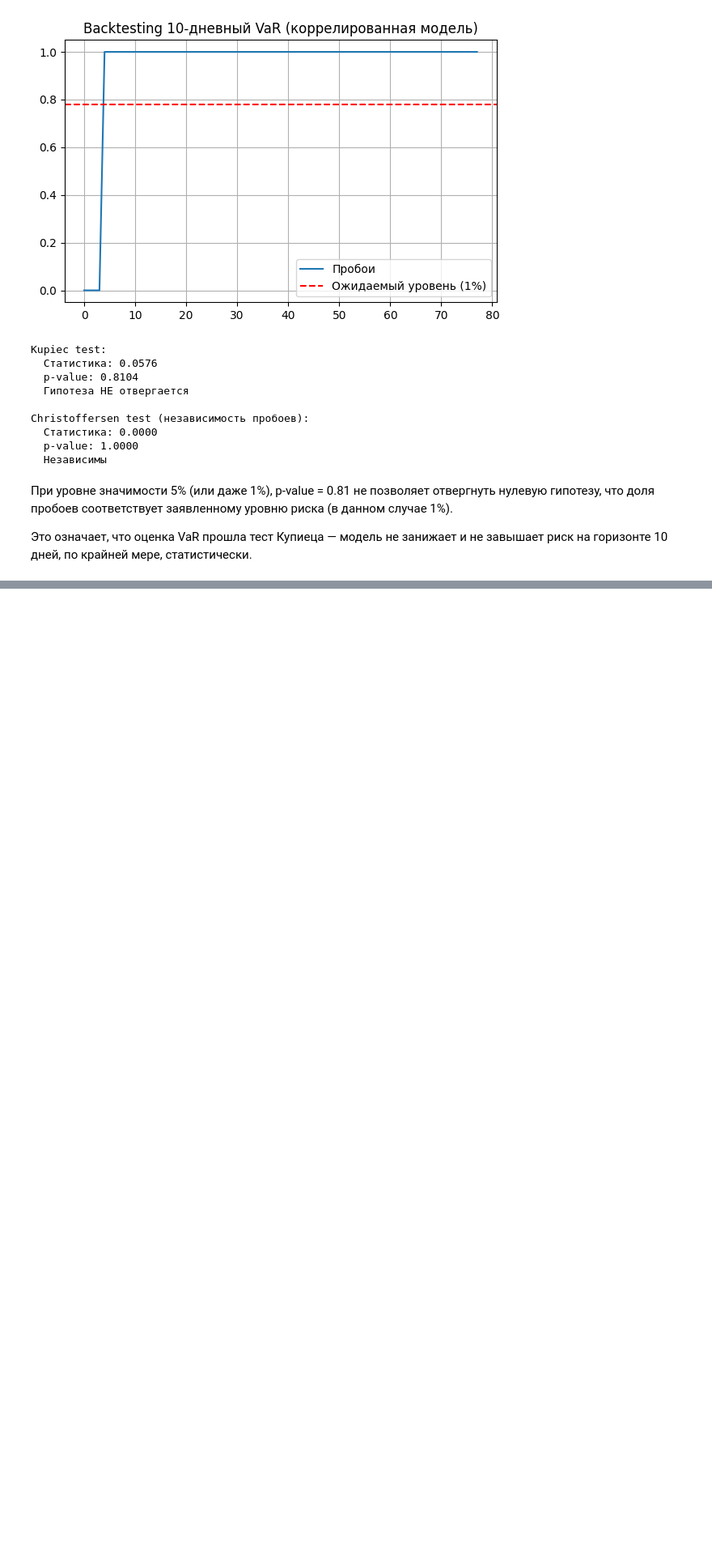
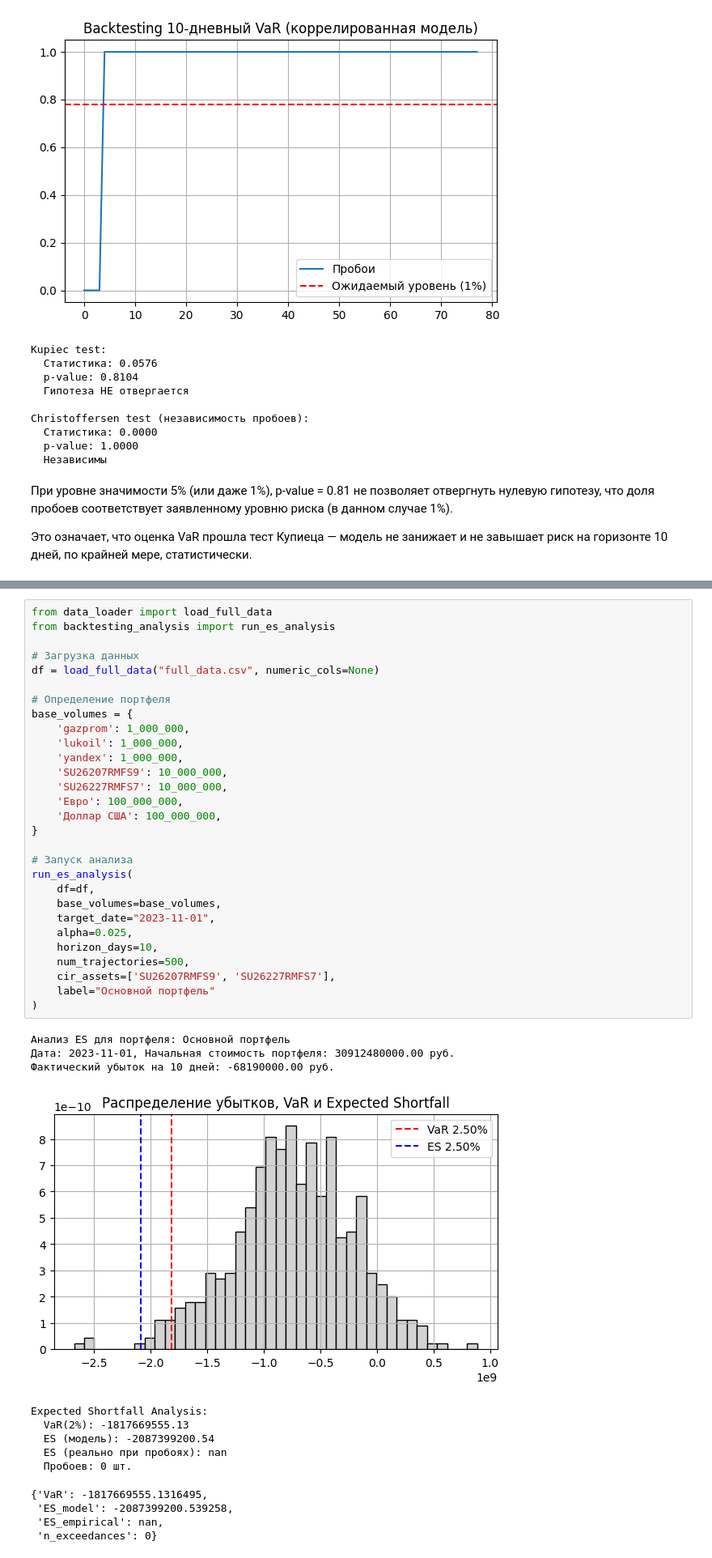
Before and after one commit to Astemlr/riskiskis, a Jupyter notebook: start.ipynb, the cells around one changed output, grey strips where cells are left out. Shown: that part at 81% size. Drawn from its saved outputs; the diff is of its cells as text; blank space fills up the shorter version.

```diff
--- a/start.ipynb
+++ b/start.ipynb
@@ -262,0 +187,43 @@ NameError: name 'pd' is not defined
+# %%
+from data_loader import load_full_data
+from backtesting_analysis import run_es_analysis
+
+# Загрузка данных
+df = load_full_data("full_data.csv", numeric_cols=None)
+
+# Определение портфеля
+base_volumes = {
+    'gazprom': 1_000_000,
+    'lukoil': 1_000_000,
+    'yandex': 1_000_000,
+    'SU26207RMFS9': 10_000_000,
+    'SU26227RMFS7': 10_000_000,
+    'Евро': 100_000_000,
+    'Доллар США': 100_000_000,
+}
+
+# Запуск анализа
+run_es_analysis(
+    df=df,
+    base_volumes=base_volumes,
+    target_date="2023-11-01",
+    alpha=0.025,
+    horizon_days=10,
+    num_trajectories=500,
+    cir_assets=['SU26207RMFS9', 'SU26227RMFS7'],
+    label="Основной портфель"
+)
+# %% [output]
+Анализ ES для портфеля: Основной портфель
+Дата: 2023-11-01, Начальная стоимость портфеля: 30912480000.00 руб.
+Фактический убыток на 10 дней: -68190000.00 руб.
+[figure, added]
+Expected Shortfall Analysis:
+  VaR(2%): -1817669555.13
+  ES (модель): -2087399200.54
+  ES (реально при пробоях): nan
+  Пробоев: 0 шт.
+{'VaR': -1817669555.1316495,
+ 'ES_model': -2087399200.539258,
+ 'ES_empirical': nan,
+ 'n_exceedances': 0}
```
Also changed, not shown: parts of 26 cells of this notebook, 7 other files.
